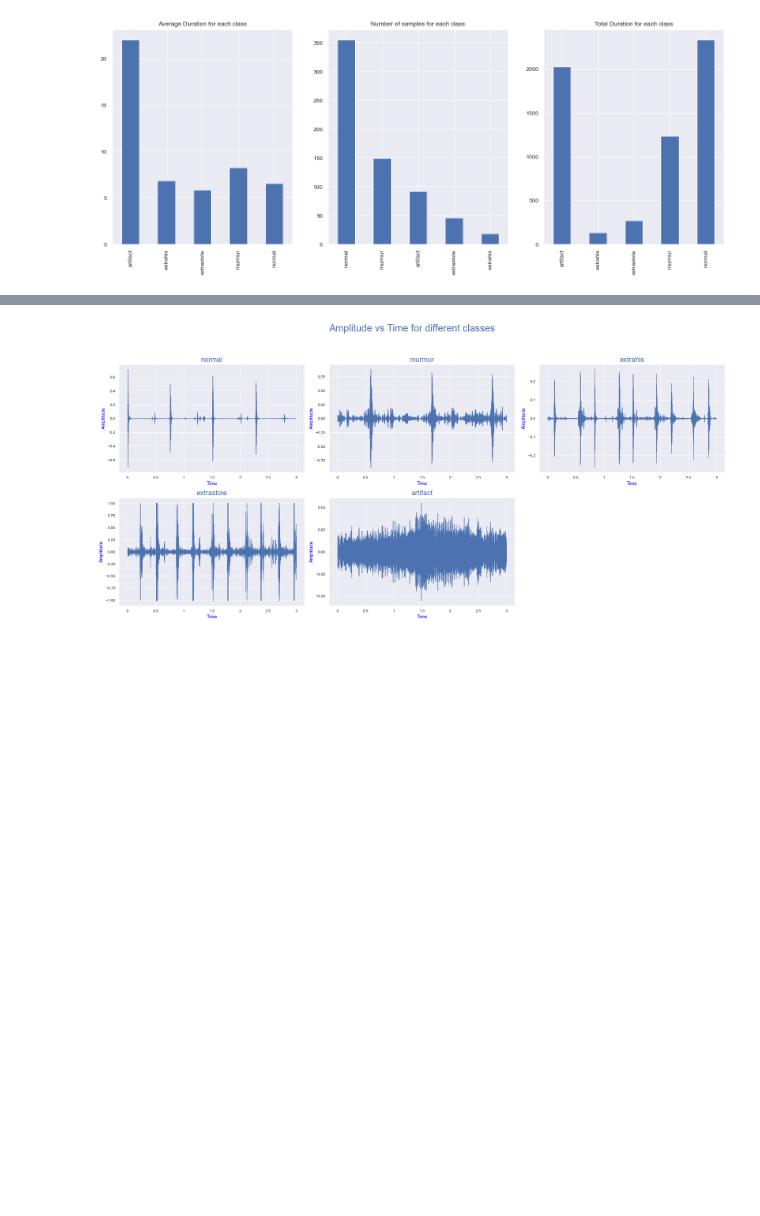
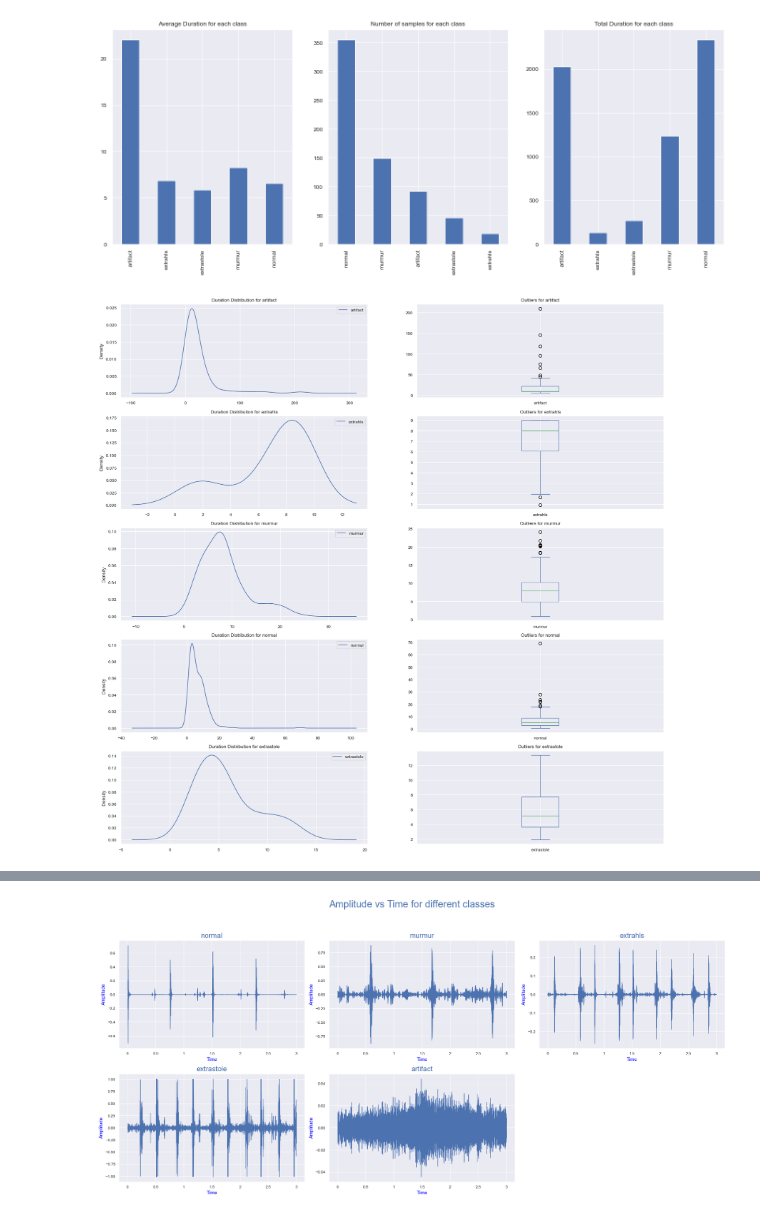
Before and after one commit to DavideLigari01/advanced-biomedical-project, a Jupyter notebook: notebooks/eda.ipynb, the cells around one changed output, grey strips where cells are left out. Saved outputs shown, nothing was run; the diff lists cells and outputs as text; code cells hidden in the pictures; blank space fills up the shorter version.

```diff
--- a/notebooks/eda.ipynb
+++ b/notebooks/eda.ipynb
@@ -47,3 +43,13 @@ audio_info.groupby('label')['duration'].sum().plot.bar(ax = axs[2], title='Total
 _ = axs[2].set_xlabel('')
 # %% [output]
 [figure]
+# %%
+# duration distribution
+names = audio_info['label'].unique()
+fig, axs = plt.subplots(len(names), 2, figsize=(20, 20))
+
+for i, name in enumerate(names):
+	audio_info[audio_info['label']== name].groupby('label')['duration'].plot(legend=True, title=f'Duration Distribution for {name}', kind='kde', ax = axs[i][0])
+	audio_info[audio_info['label']== name].groupby('label')['duration'].plot(legend=True, title=f'Outliers for {name}', kind='box', ax = axs[i][1])
+# %% [output]
+[figure, added]
```
Also changed, not shown: parts of 4 cells of this notebook, 4 other files.
